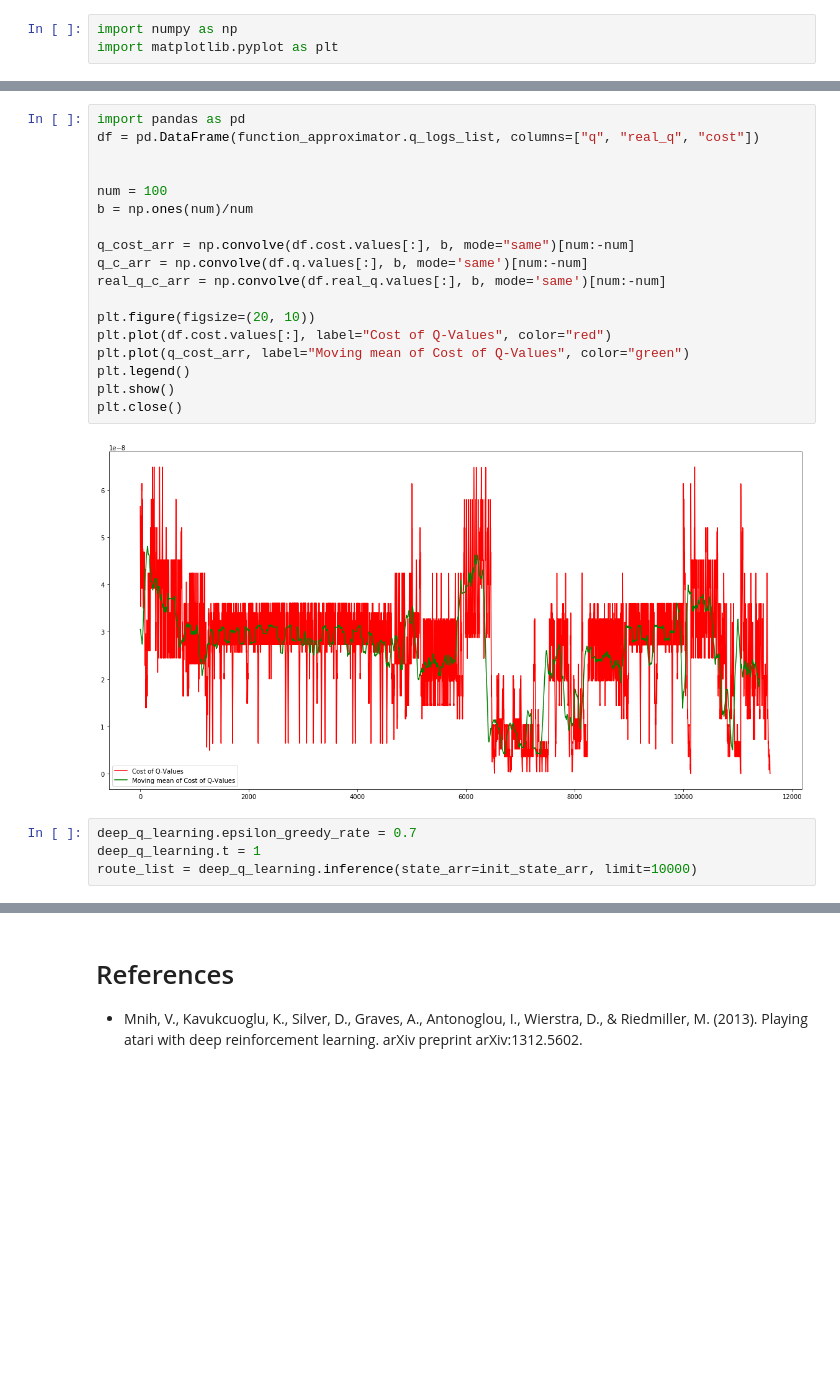
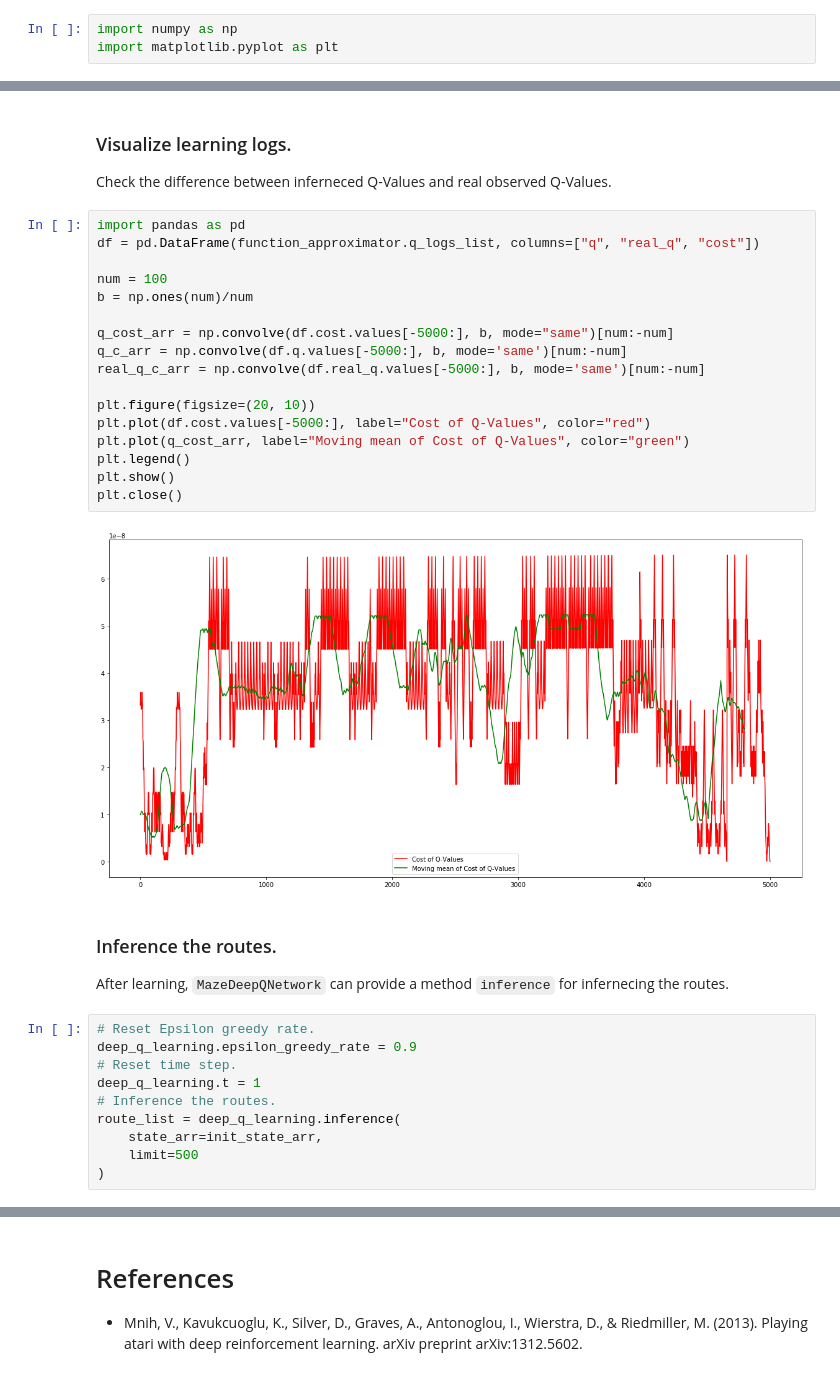
Before and after one commit to accel-brain/accel-brain-code, a Jupyter notebook: Reinforcement-Learning/demo/search_maze_by_deep_q_network.ipynb, the cells around one changed output, grey strips where cells are left out. Cells and saved outputs as stored; diff of their text form; blank space fills up the shorter version.

```diff
--- a/Reinforcement-Learning/demo/search_maze_by_deep_q_network.ipynb
+++ b/Reinforcement-Learning/demo/search_maze_by_deep_q_network.ipynb
@@ -215,26 +284,39 @@ Goal!
+# %% [markdown]
+### Visualize learning logs.
+
+Check the difference between inferneced Q-Values and real observed Q-Values.
 # %%
 import pandas as pd
 df = pd.DataFrame(function_approximator.q_logs_list, columns=["q", "real_q", "cost"])
 
-
 num = 100
 b = np.ones(num)/num
 
-q_cost_arr = np.convolve(df.cost.values[:], b, mode="same")[num:-num]
-q_c_arr = np.convolve(df.q.values[:], b, mode='same')[num:-num]
-real_q_c_arr = np.convolve(df.real_q.values[:], b, mode='same')[num:-num]
+q_cost_arr = np.convolve(df.cost.values[-5000:], b, mode="same")[num:-num]
+q_c_arr = np.convolve(df.q.values[-5000:], b, mode='same')[num:-num]
+real_q_c_arr = np.convolve(df.real_q.values[-5000:], b, mode='same')[num:-num]
 
 plt.figure(figsize=(20, 10))
-plt.plot(df.cost.values[:], label="Cost of Q-Values", color="red")
+plt.plot(df.cost.values[-5000:], label="Cost of Q-Values", color="red")
 plt.plot(q_cost_arr, label="Moving mean of Cost of Q-Values", color="green")
 plt.legend()
 plt.show()
 plt.close()
 # %% [output]
-[figure, old version]
+[figure, new version]
+# %% [markdown]
+### Inference the routes.
+
+After learning, `MazeDeepQNetwork` can provide a method `inference` for infernecing the routes.
 # %%
-deep_q_learning.epsilon_greedy_rate = 0.7
+# Reset Epsilon greedy rate.
+deep_q_learning.epsilon_greedy_rate = 0.9
+# Reset time step.
 deep_q_learning.t = 1
-route_list = deep_q_learning.inference(state_arr=init_state_arr, limit=10000)
+# Inference the routes.
+route_list = deep_q_learning.inference(
+    state_arr=init_state_arr,
+    limit=500
+)
 # %%
 result_df = pd.DataFrame(route_list, columns=["x", "y", "q_value"])
```
Also changed, not shown: parts of 15 cells of this notebook, 1 other file.
